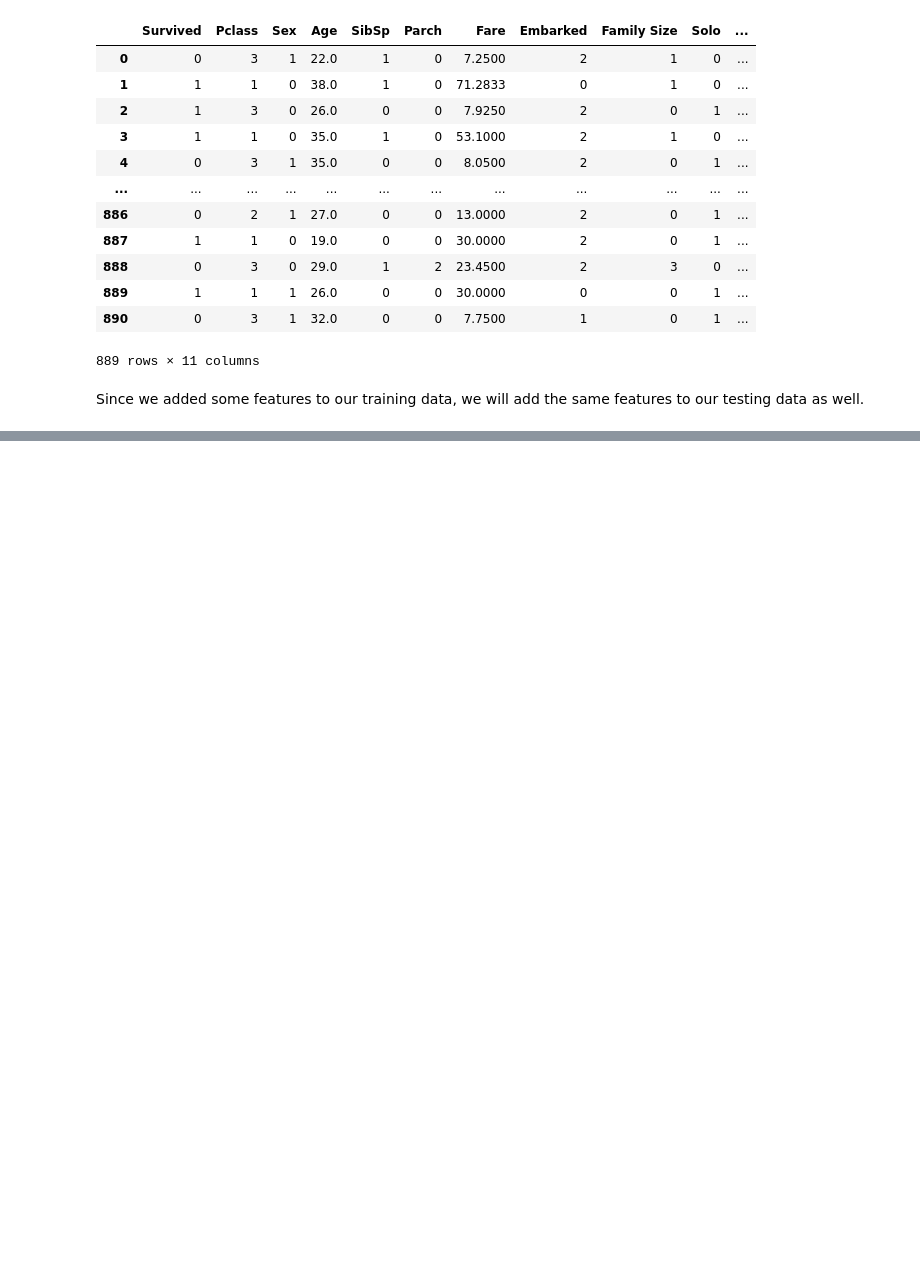
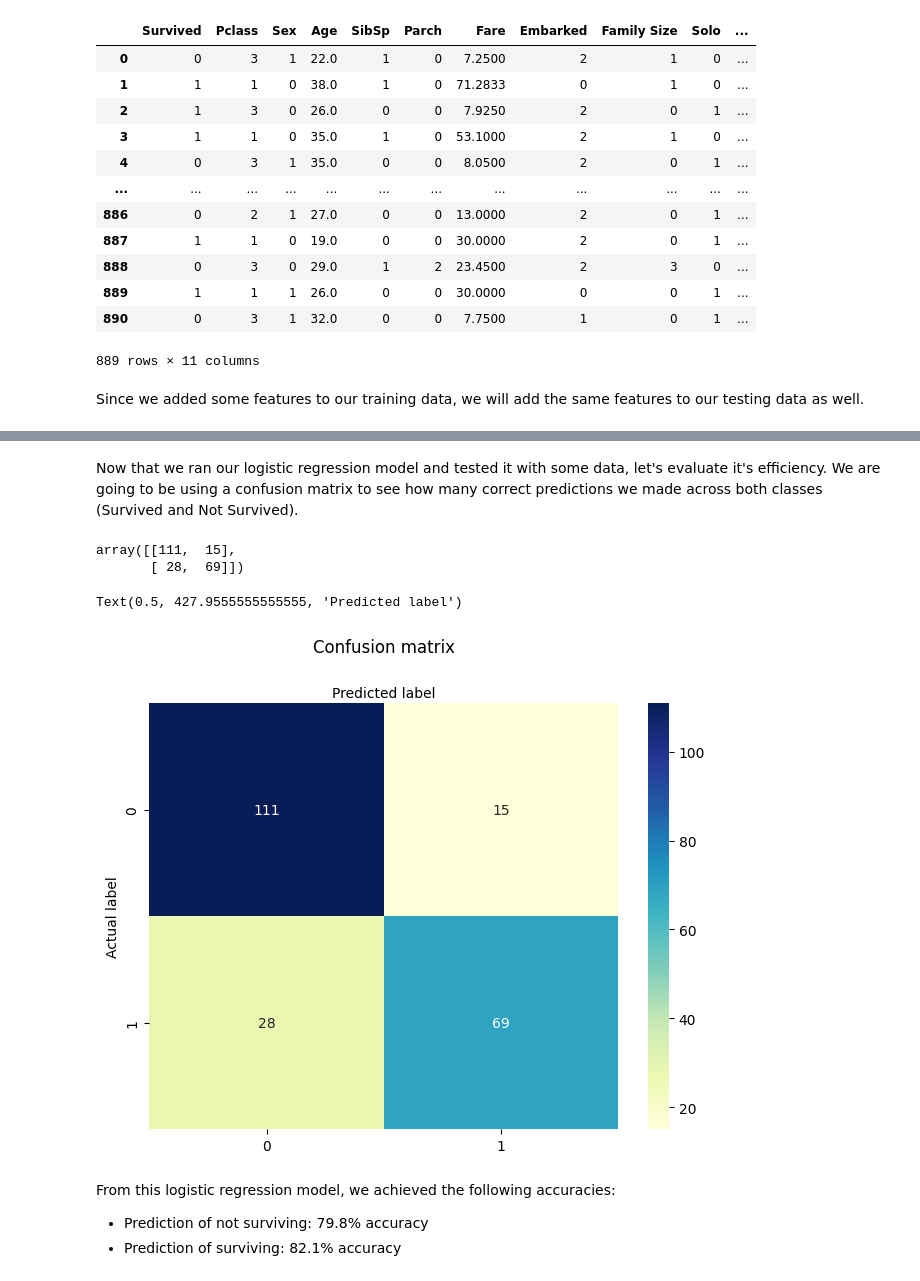
Before and after one commit to rparsa49/titantic-prediction-model, a Jupyter notebook: Project1.ipynb, the cells around one changed output, grey strips where cells are left out. Saved outputs shown, nothing was run; the diff lists cells and outputs as text; code cells hidden in the pictures; blank space fills up the shorter version.

Commit message:
Added implementation for Logistic Regression, KNN, and Decision Trees

```diff
--- a/Project1.ipynb
+++ b/Project1.ipynb
@@ -480,0 +518,21 @@ test_data
+# %%
+# We will split the dataset into features and target variables
+feature_cols = ['Pclass', 'Sex', 'Age', 'SibSp', 'Parch', 'Fare', 'Embarked', 'Family Size', 'Solo', 'AgeGroup']
+X = train_data[feature_cols] # Features
+y = train_data.Survived # Target
+# %%
+from sklearn.model_selection import train_test_split
+
+# split X and y into training and testing sets
+X_train, X_test, y_train, y_test = train_test_split(X, y, test_size=0.25, random_state=16)
+# %%
+# import the class
+from sklearn.linear_model import LogisticRegression
+
+# Create an instance of the model
+logreg = LogisticRegression()
+
+# Fit the model with data
+logreg.fit(X_train, y_train)
+
+y_pred = logreg.predict(X_test)
@@ -480,0 +547,36 @@ test_data
+# %% [markdown]
+Now that we ran our logistic regression model and tested it with some data, let's evaluate it's efficiency. We are going to be using a confusion matrix to see how many correct predictions we made across both classes (Survived and Not Survived).
+# %%
+# Import module
+from sklearn import metrics
+
+# Create confusion Matrix
+cnf_matrix = metrics.confusion_matrix(y_test, y_pred)
+cnf_matrix
+# %% [output]
+array([[111,  15],
+       [ 28,  69]])
+# %%
+# Import pyplot to visualize confusion matrix better
+import matplotlib.pyplot as plt
+
+class_names=[0,1] # name  of classes
+fig, ax = plt.subplots()
+tick_marks = np.arange(len(class_names))
+plt.xticks(tick_marks, class_names)
+plt.yticks(tick_marks, class_names)
+# create heatmap
+sb.heatmap(pd.DataFrame(cnf_matrix), annot=True, cmap="YlGnBu" ,fmt='g')
+ax.xaxis.set_label_position("top")
+plt.tight_layout()
+plt.title('Confusion matrix', y=1.1)
+plt.ylabel('Actual label')
+plt.xlabel('Predicted label')
+# %% [output]
+Text(0.5, 427.9555555555555, 'Predicted label')
+[figure, added]
+# %% [markdown]
+From this logistic regression model, we achieved the following accuracies:
+
+* Prediction of not surviving: 79.8% accuracy
+* Prediction of surviving: 82.1% accuracy
```
Also changed, not shown: parts of 39 cells of this notebook.
